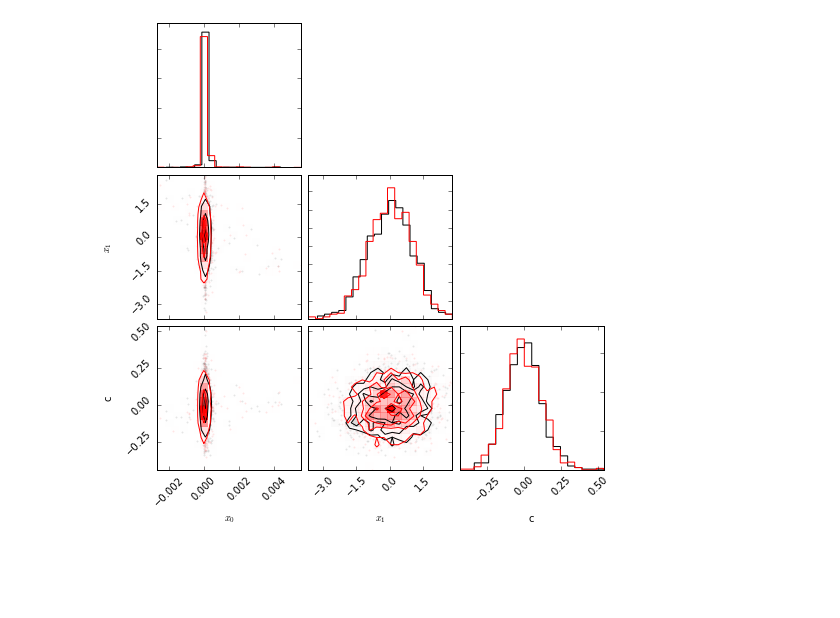
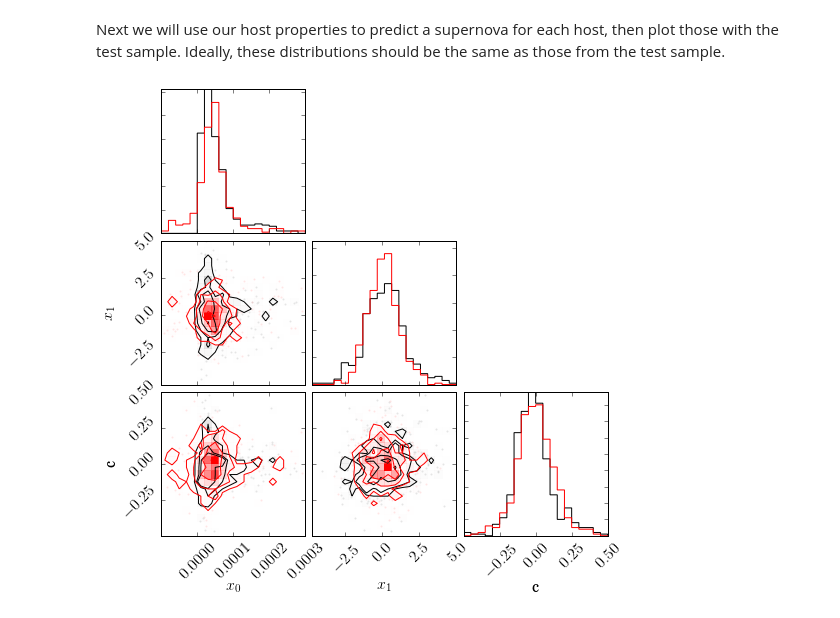
Before and after one commit to tholoien/empiriciSN, a Jupyter notebook: Notebooks/Demo.ipynb, the cells around one changed output. Drawn from its saved outputs; the diff is of its cells as text; code cells hidden in the pictures; blank space fills up the shorter version.

Commit message:
Updated demo and unit tests

```diff
--- a/Notebooks/Demo.ipynb
+++ b/Notebooks/Demo.ipynb
@@ -19,0 +106,3 @@ figure=corner.corner(test_SNE[:,0:3],labels=['$x_0$','$x_1$','c'])
+# %%
+X_train, X_test, Xerr_train, Xerr_test, R_param_train, R_param_test = \
+    train_test_split(X, Xerr, R_params, test_size = 0.35, random_state=42)
@@ -19,0 +135,12 @@ figure=corner.corner(test_SNE[:,0:3],labels=['$x_0$','$x_1$','c'])
+# %%
+# Get actual separations from dataset, for comparison
+logR_test = X_test[:,4]
+
+# Predict a separation for each host
+np.random.seed(10)
+cond_indeces = np.array([3,5,6,7,8,9,10,11,12,13,14])
+sample_logR = np.array([])
+
+for x in X_test:
+    r = emp.get_logR(cond_indeces,4,x[cond_indeces])
+    sample_logR = np.append(sample_logR,r)
@@ -19,0 +162,2 @@ figure=corner.corner(test_SNE[:,0:3],labels=['$x_0$','$x_1$','c'])
+# %%
+local_SB, local_SB_err = get_local_SB(R_param_test,sample_logR)
@@ -19,0 +170,3 @@ figure=corner.corner(test_SNE[:,0:3],labels=['$x_0$','$x_1$','c'])
+# %%
+setup_text_plots(fontsize=16, usetex=True)
+figure=corner.corner(X_test[:,0:3],labels=['$x_0$','$x_1$','c'],range=[(-0.0001,0.0003),(-4.7,5.0),(-0.5,0.5)])
@@ -20,11 +175,23 @@ figure=corner.corner(test_SNE[:,0:3],labels=['$x_0$','$x_1$','c'])
+# %% [markdown]
+Next we will use our host properties to predict a supernova for each host, then plot those with the test sample. Ideally, these distributions should be the same as those from the test sample.
 # %%
-np.random.seed()
+np.random.seed(2)
 sample_SNe = []
-for SN in test_SNE:
-    X=np.append(np.array([np.nan,np.nan,np.nan]),SN[3:])
-    sample_SNe.append(emp7.get_SN(X)[0])
+
+for i in range(len(sample_logR)):
+    x=np.append(X_test[i][3],sample_logR[i])
+    x=np.append(x,X_test[i][5:15])
+    x=np.append(x,local_SB[i])
+    x=np.append(np.array([np.nan,np.nan,np.nan]),x)
+    xerr=np.append(np.array([0.0,0.0,0.0]),Xerr_test[i,3,3])
+    xerr=np.append(xerr,0.0)
+    for j in range(5,15):
+        xerr=np.append(xerr,Xerr_test[i,j,j])
+    xerr = np.append(xerr,local_SB_err[i])
+    sample_SNe.append(emp.get_SN(x,Xerr=xerr)[0])
 sample_SNe = np.array(sample_SNe)
-figure1=corner.corner(sample_SNe[:,0:3],labels=['$x_0$','$x_1$','c'],color='red',fig=figure)
+figure1=corner.corner(sample_SNe[:,0:3],labels=['$x_0$','$x_1$','c'],color='red',
+                      fig=figure,range=[(-0.0001,0.0003),(-4.7,5.0),(-0.5,0.5)])
 figure1
 # %% [output]
-[figure, old version]
+[figure, new version]
```
Also changed, not shown: parts of 28 cells of this notebook, 9 other files.
